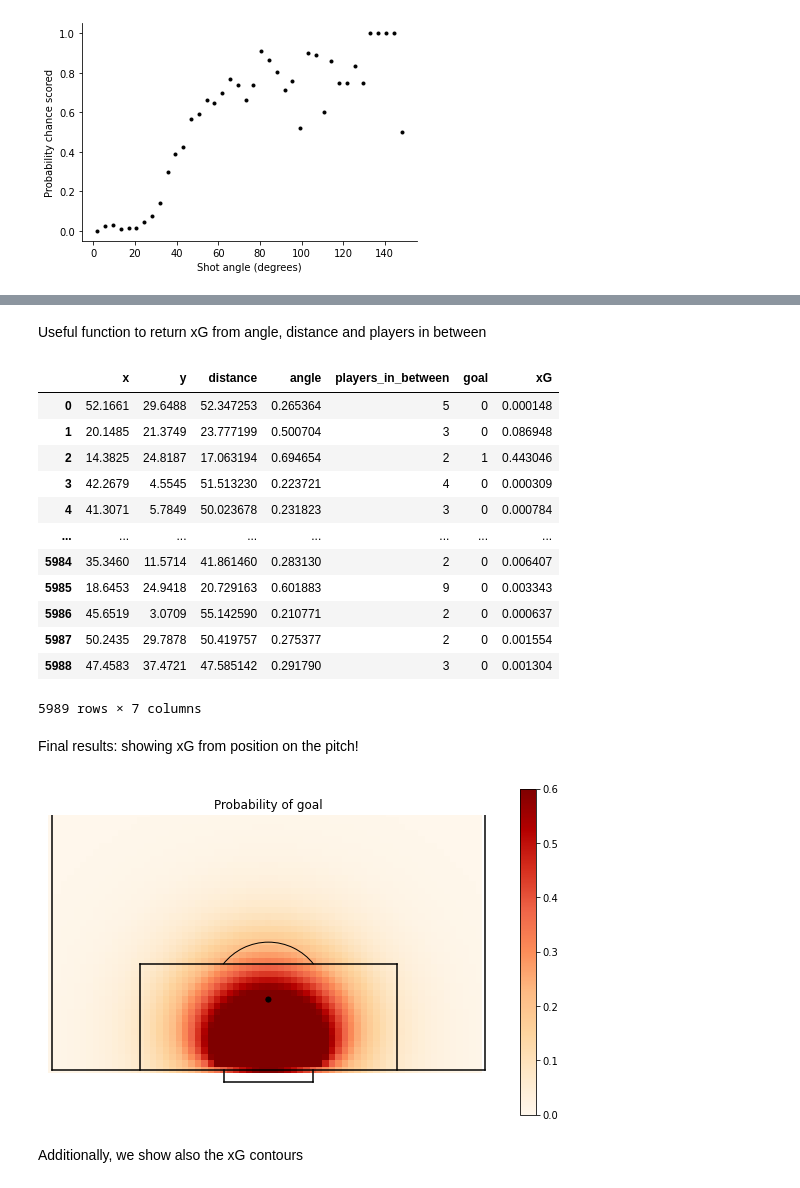
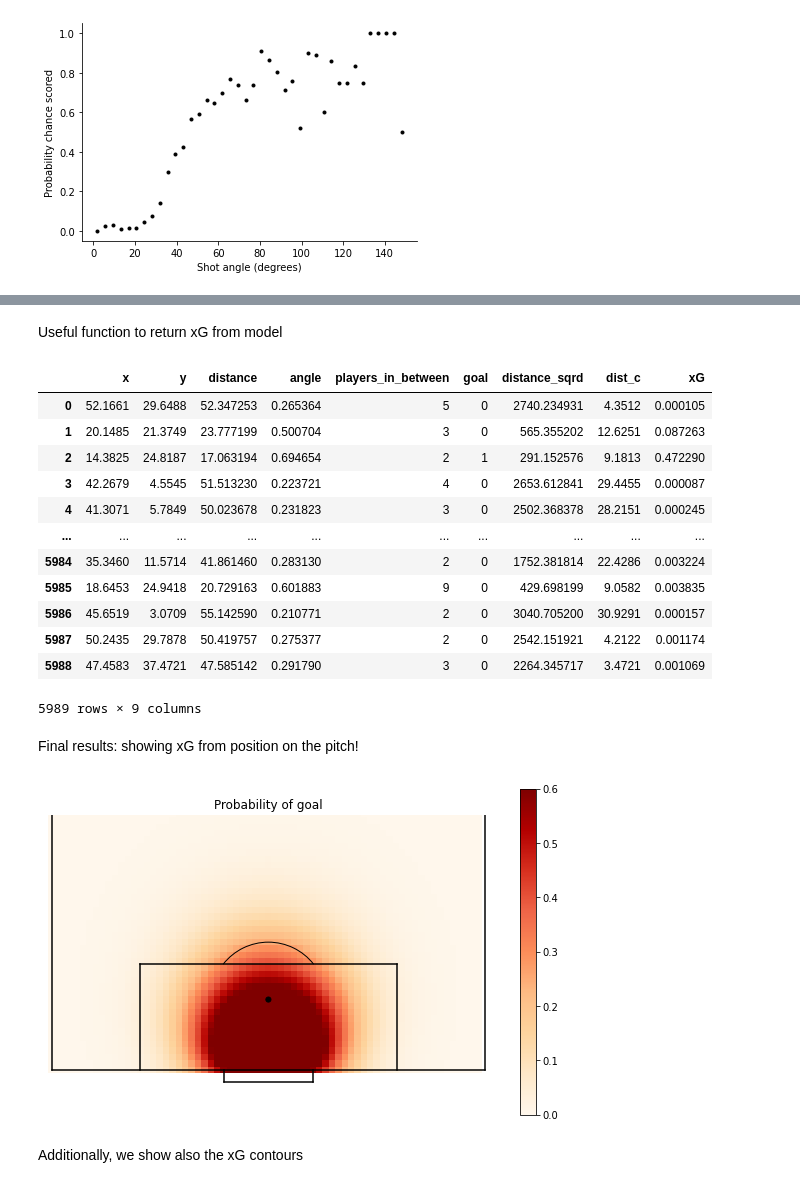
Before and after one commit to tta13/2D-soccer-simulation-xG, a Jupyter notebook: xG_Model.ipynb, the cells around one changed output, grey strips where cells are left out. Drawn from its saved outputs; the diff is of its cells as text; code cells hidden in the pictures.

Commit message:
Update xG model notebook

```diff
--- a/xG_Model.ipynb
+++ b/xG_Model.ipynb
@@ -174,0 +626,10 @@ ax.spines['right'].set_visible(False)
+# %%
+model_variables = ['distance', 'angle', 'players_in_between', 'x']
+model=''
+for v in model_variables[:-1]:
+    model = model  + v + ' + '
+model = model + model_variables[-1]
+
+#Fit the model
+test_model_12 = smf.glm(formula="goal ~ " + model, data=shot_data, family=sm.families.Binomial()).fit()
+print(test_model_12.summary())
@@ -177,13 +666,0 @@ After analyzing the dataset and building many models, we decided to build the mo
-# %%
-# A general model for fitting goal probability
-# List the model variables you want here
-model_variables = ['angle','distance', 'players_in_between']
-model=''
-for v in model_variables[:-1]:
-    model = model  + v + ' + '
-model = model + model_variables[-1]
-
-#Fit the model
-test_model = smf.glm(formula="goal ~ " + model, data=shots_model, family=sm.families.Binomial()).fit()
-print(test_model.summary())
-model_params=test_model.params
@@ -209,0 +667,4 @@ players_in_between    -0.6714      0.042    -15.821      0.000      -0.755
+# %%
+model = test_model_12
+print(model.summary())
+model_params=model.params
@@ -217,58 +700,59 @@ players_in_between   -0.671407
 dtype: float64
 # %% [markdown]
-Useful function to return xG from angle, distance and players in between
+Useful function to return xG from model
 # %%
 def calculate_xG(sh):
-   bsum=model_params[0]
+   bsum=-model_params[0]
    for i,v in enumerate(model_variables):
-       bsum=bsum+model_params[i+1]*sh[v]
-   xG = 1 - 1/(1+np.exp(bsum))
+       bsum=bsum-model_params[i+1]*sh[v]
+   xG = 1/(1+np.exp(bsum))
    return xG
 # %%
 #Add an xG to the dataframe
-xG=shots_model.apply(calculate_xG, axis=1)
-shots_model = shots_model.assign(xG=xG)
-shots_model
+xG=shot_data.apply(calculate_xG, axis=1)
+shot_data = shot_data.assign(xG=xG)
+shot_data
 # %% [output]
-|  | x | y | distance | angle | players_in_between | goal | xG |
-| 0 | 52.1661 | 29.6488 | 52.347253 | 0.265364 | 5 | 0 | 0.000148 |
-| 1 | 20.1485 | 21.3749 | 23.777199 | 0.500704 | 3 | 0 | 0.086948 |
-| 2 | 14.3825 | 24.8187 | 17.063194 | 0.694654 | 2 | 1 | 0.443046 |
-| 3 | 42.2679 | 4.5545 | 51.513230 | 0.223721 | 4 | 0 | 0.000309 |
-| 4 | 41.3071 | 5.7849 | 50.023678 | 0.231823 | 3 | 0 | 0.000784 |
-| ... | ... | ... | ... | ... | ... | ... | ... |
-| 5984 | 35.3460 | 11.5714 | 41.861460 | 0.283130 | 2 | 0 | 0.006407 |
-| 5985 | 18.6453 | 24.9418 | 20.729163 | 0.601883 | 9 | 0 | 0.003343 |
-| 5986 | 45.6519 | 3.0709 | 55.142590 | 0.210771 | 2 | 0 | 0.000637 |
-| 5987 | 50.2435 | 29.7878 | 50.419757 | 0.275377 | 2 | 0 | 0.001554 |
-| 5988 | 47.4583 | 37.4721 | 47.585142 | 0.291790 | 3 | 0 | 0.001304 |
+|  | x | y | distance | angle | players_in_between | goal | distance_sqrd | dist_c | xG |
+| 0 | 52.1661 | 29.6488 | 52.347253 | 0.265364 | 5 | 0 | 2740.234931 | 4.3512 | 0.000105 |
+| 1 | 20.1485 | 21.3749 | 23.777199 | 0.500704 | 3 | 0 | 565.355202 | 12.6251 | 0.087263 |
+| 2 | 14.3825 | 24.8187 | 17.063194 | 0.694654 | 2 | 1 | 291.152576 | 9.1813 | 0.472290 |
+| 3 | 42.2679 | 4.5545 | 51.513230 | 0.223721 | 4 | 0 | 2653.612841 | 29.4455 | 0.000087 |
+| 4 | 41.3071 | 5.7849 | 50.023678 | 0.231823 | 3 | 0 | 2502.368378 | 28.2151 | 0.000245 |
+| ... | ... | ... | ... | ... | ... | ... | ... | ... | ... |
+| 5984 | 35.3460 | 11.5714 | 41.861460 | 0.283130 | 2 | 0 | 1752.381814 | 22.4286 | 0.003224 |
+| 5985 | 18.6453 | 24.9418 | 20.729163 | 0.601883 | 9 | 0 | 429.698199 | 9.0582 | 0.003835 |
+| 5986 | 45.6519 | 3.0709 | 55.142590 | 0.210771 | 2 | 0 | 3040.705200 | 30.9291 | 0.000157 |
+| 5987 | 50.2435 | 29.7878 | 50.419757 | 0.275377 | 2 | 0 | 2542.151921 | 4.2122 | 0.001174 |
+| 5988 | 47.4583 | 37.4721 | 47.585142 | 0.291790 | 3 | 0 | 2264.345717 | 3.4721 | 0.001069 |
-5989 rows × 7 columns
+5989 rows × 9 columns
 # %% [markdown]
 Final results: showing xG from position on the pitch!
 # %%
 #Create a 2D map of xG
 pgoal_2d=np.zeros((52,68))
 for x in range(52):
     for y in range(68):
         sh=dict()
         a = np.arctan(14.02 *x /(x**2 + abs(y-68/2)**2 - (7.01)**2))
         if a<0:
             a = np.pi + a
         sh['angle'] = a
         sh['distance'] = np.sqrt(x**2 + abs(y-68/2)**2)
+        sh['x']=x
         sh['players_in_between'] = 3
 
         pgoal_2d[x,y] = calculate_xG(sh)
 
 (fig,ax) = createGoalMouth()
 pos=ax.imshow(pgoal_2d, aspect='auto',cmap=plt.cm.OrRd, vmin=0, vmax=0.6)
 fig.colorbar(pos, ax=ax)
 ax.set_title('Probability of goal')
 plt.xlim((-1,69))
 plt.ylim((-3,40))
 plt.gca().set_aspect('equal', adjustable='box')
 plt.show()
 # %% [output]
-[figure, old version]
+[figure, new version]
 # %% [markdown]
 Additionally, we show also the xG contours
```
Also changed, not shown: parts of 63 cells of this notebook.
